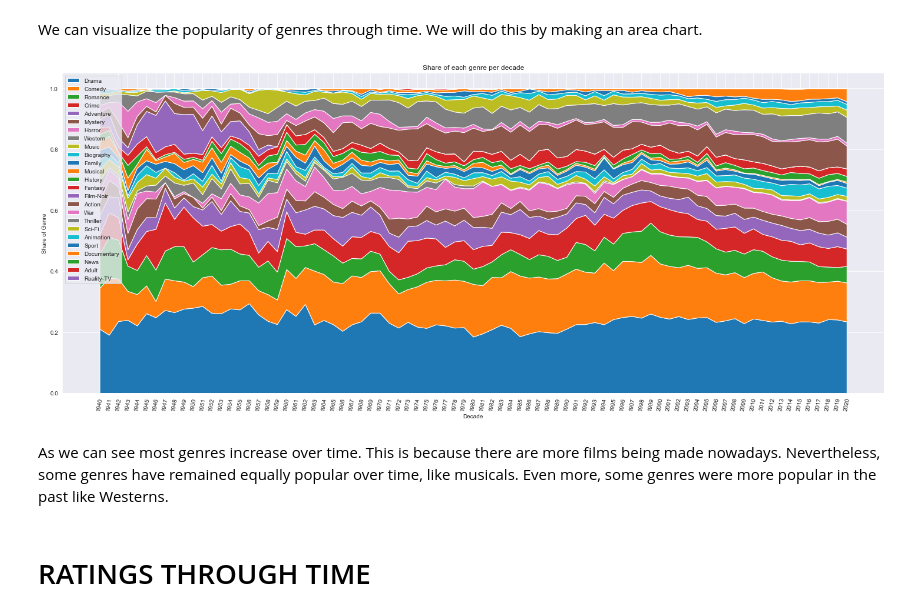
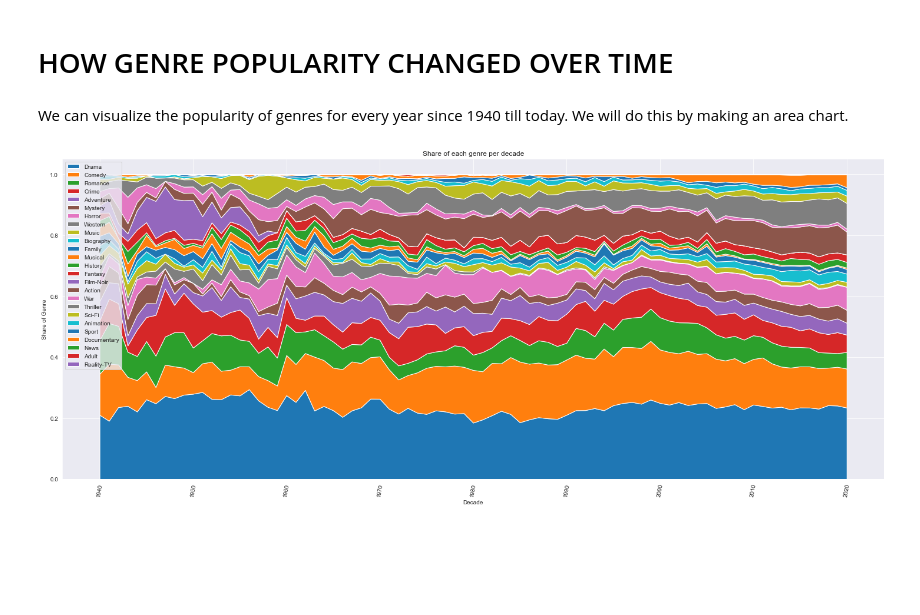
Before and after one commit to Lozzio99/Madness, a Jupyter notebook: MadAnalysis.ipynb, the cells around one changed output. Saved outputs shown, nothing was run; the diff lists cells and outputs as text; code cells hidden in the pictures; blank space fills up the shorter version.

Commit message:
more graphs

```diff
--- a/MadAnalysis.ipynb
+++ b/MadAnalysis.ipynb
@@ -35,5 +6,7 @@ db.head(20)
+# %% [markdown]
+# HOW GENRE POPULARITY CHANGED OVER TIME
 # %% [markdown]
-We can visualize the popularity of genres through time. We will do this by making an area chart.
+We can visualize the popularity of genres for every year since 1940 till today. We will do this by making an area chart.
 # %%
 db2 = pd.read_csv('db_files/movies_db_cleaned.csv')
 db2 = db2[db2.startYear <= 2020 ]
@@ -71,19 +44,14 @@ df_normed = df_stacked.div(df_stacked.sum(axis=0), axis=1)
 # %%
 # Create stacked band plot
 plt.figure(figsize=(25, 10))
 plt.stackplot(df_normed.columns, df_normed.values, labels=df_normed.index)
-
 # Add legend and axis labels
 plt.legend(loc='upper left')
 plt.xlabel('Decade')
 plt.ylabel('Share of Genre')
 plt.title('Share of each genre per decade')
-plt.xticks(df_normed.columns,rotation = 80)
+plt.xticks(df_normed.columns[0::10],rotation = 80)
 # Show the plot
 plt.show()
 # %% [output]
-[figure, old version]
+[figure, new version]
-# %% [markdown]
-As we can see most genres increase over time. This is because there are more films being made nowadays. Nevertheless, some genres have remained equally popular over time, like musicals. Even more, some genres were more popular in the past like Westerns.
-# %% [markdown]
-# RATINGS THROUGH TIME
```
Also changed, not shown: parts of 10 cells of this notebook.
